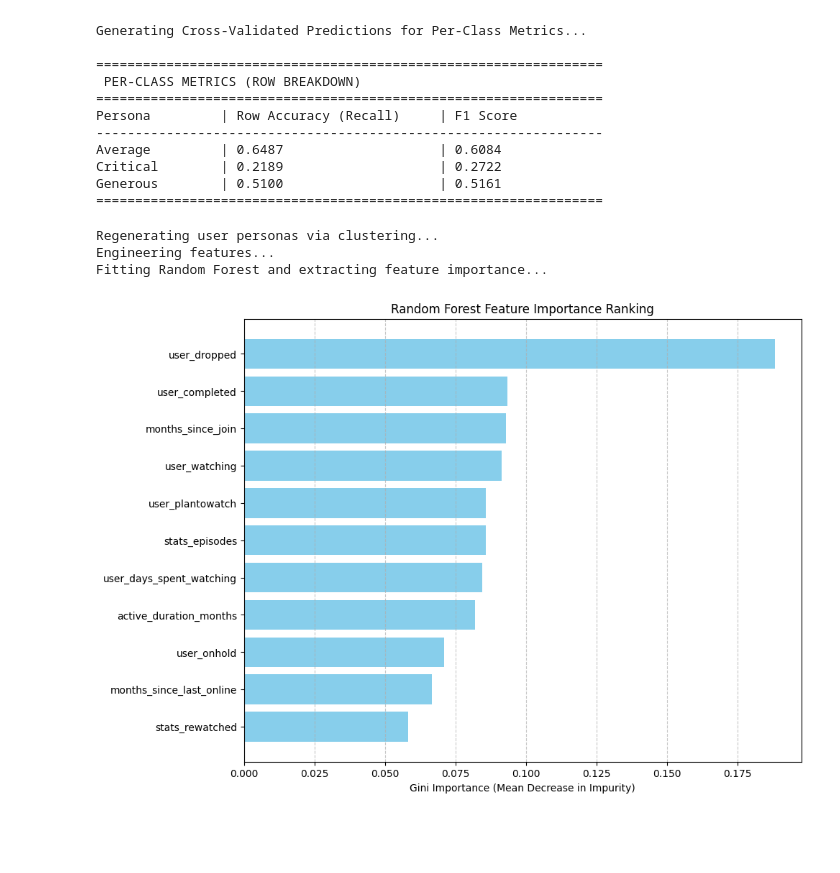
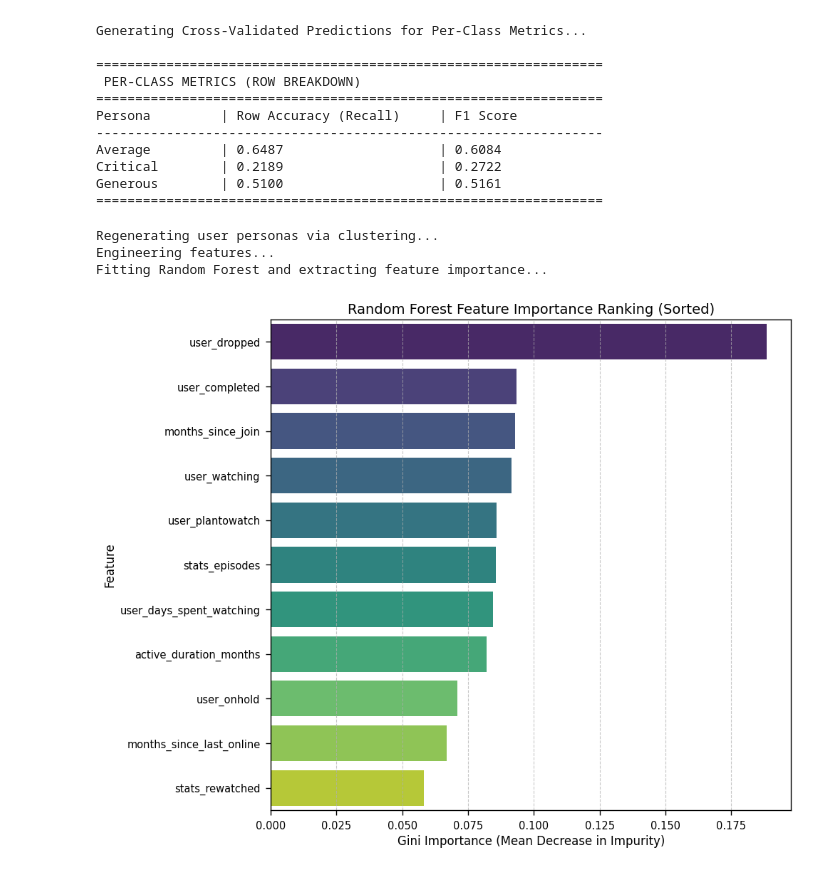
Before and after one commit to KadenLu/Kaden-s-Individual-Project, a Jupyter notebook: Kaden's_Attempt.ipynb, the cells around one changed output. Cells and saved outputs as stored; diff of their text form; code cells hidden in the pictures; blank space fills up the shorter version.

```diff
--- a/Kaden's_Attempt.ipynb
+++ b/Kaden's_Attempt.ipynb
@@ -1046,17 +1046,18 @@ Critical        | 0.2189                    | 0.2722
 Generous        | 0.5100                    | 0.5161
 =================================================================
 # %%
+#@title output feature importance from random forest
 import pandas as pd
 import numpy as np
 import matplotlib.pyplot as plt
+import seaborn as sns
 from sklearn.cluster import KMeans
-from sklearn.preprocessing import StandardScaler, OneHotEncoder
+from sklearn.preprocessing import StandardScaler
 from sklearn.ensemble import RandomForestClassifier
 from sklearn.compose import ColumnTransformer
 from sklearn.pipeline import Pipeline
 
 # 1. Regenerate classified_users_df (Clustering Logic)
-# This ensures the target labels exist even if the kernel was reset
 print("Regenerating user personas via clustering...")
 cluster_df = final_user_stats[['username', 'personal_variance', 'avg_score_diff']].dropna()
 scaler = StandardScaler()
@@ -1090,36 +1091,47 @@ for col in date_cols:
 
 list_df['active_duration_months'] = (list_df['last_online'].dt.year - list_df['join_date'].dt.year) * 12 + (list_df['last_online'].dt.month - list_df['join_date'].dt.month)
 list_df['months_since_join'] = (target_date.year - list_df['join_date'].dt.year) * 12 + (target_date.month - list_df['join_date'].dt.month)
 list_df['months_since_last_online'] = (target_date.year - list_df['last_online'].dt.year) * 12 + (target_date.month - list_df['last_online'].dt.month)
 
 list_df = list_df.drop(columns=date_cols).fillna(list_df.median(numeric_only=True))
 
 # 3. Fit Model and Extract Importances
 print("Fitting Random Forest and extracting feature importance...")
 X = list_df.drop(columns=['user_persona'])
 y = list_df['user_persona']
 
 numeric_cols = X.select_dtypes(exclude=['object']).columns.tolist()
 preprocessor = ColumnTransformer(transformers=[('num', 'passthrough', numeric_cols)])
 
 rf_pipeline = Pipeline(steps=[
     ('preprocessor', preprocessor),
     ('classifier', RandomForestClassifier(max_depth=12, class_weight='balanced', n_estimators=200, random_state=42))
 ])
 
 rf_pipeline.fit(X, y)
 importances = rf_pipeline.named_steps['classifier'].feature_importances_
-feature_importance_df = pd.DataFrame({'Feature': numeric_cols, 'Importance': importances}).sort_values(by='Importance', ascending=True)
+# SORTED IN DESCENDING ORDER
+feature_importance_df = pd.DataFrame({'Feature': numeric_cols, 'Importance': importances}).sort_values(by='Importance', ascending=False)
 
-# 4. Plot Results
+# 4. Plot Results with distinguishable colors
 plt.figure(figsize=(10, 8))
-plt.barh(feature_importance_df['Feature'], feature_importance_df['Importance'], color='skyblue')
-plt.xlabel('Gini Importance (Mean Decrease in Impurity)')
-plt.title('Random Forest Feature Importance Ranking')
+sns.barplot(
+    data=feature_importance_df,
+    y='Feature',
+    x='Importance',
+    palette='viridis',
+    hue='Feature',
+    legend=False
+)
+
+plt.xlabel('Gini Importance (Mean Decrease in Impurity)', fontsize=12)
+plt.ylabel('Feature', fontsize=12)
+plt.title('Random Forest Feature Importance Ranking (Sorted)', fontsize=14)
 plt.grid(axis='x', linestyle='--', alpha=0.7)
+plt.tight_layout()
 plt.show()
 # %% [output]
 Regenerating user personas via clustering...
 Engineering features...
 Fitting Random Forest and extracting feature importance...
-[figure, old version]
+[figure, new version]
```
Also changed, not shown: parts of 1 cell of this notebook.
